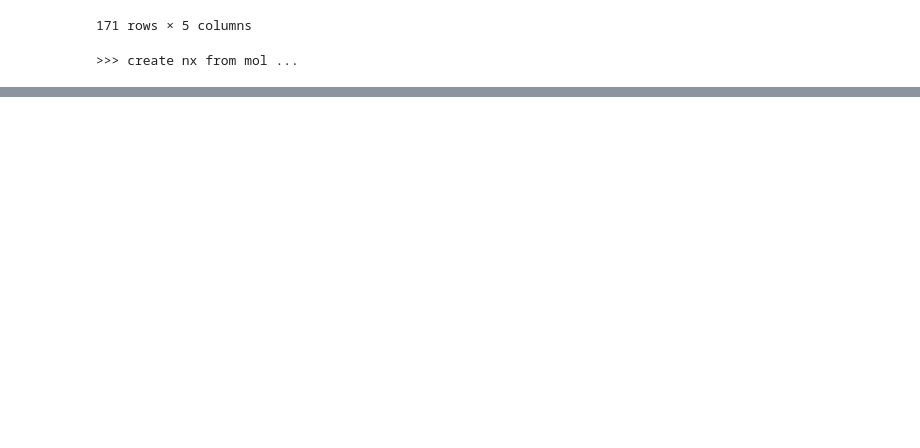
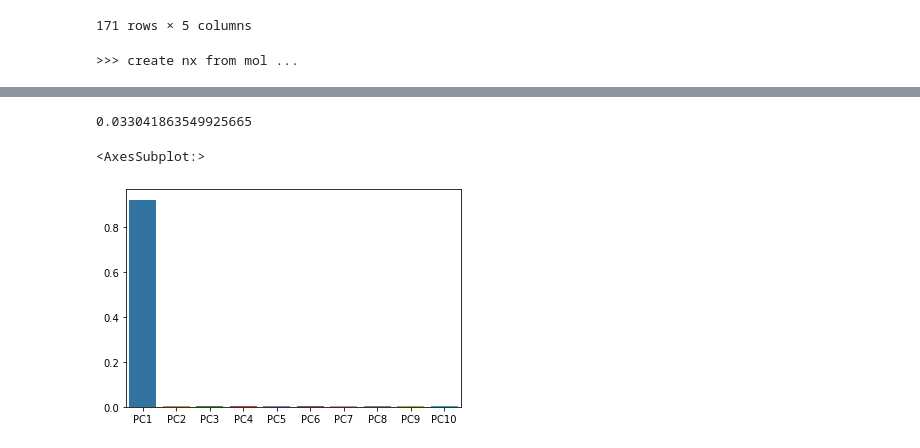
Before and after one commit to chopralab/ASPIRE_QSAR, a Jupyter notebook: graph2vec_analysis.ipynb, the cells around one changed output, grey strips where cells are left out. Cells and saved outputs as stored; diff of their text form; code cells hidden in the pictures; blank space fills up the shorter version.

```diff
--- a/graph2vec_analysis.ipynb
+++ b/graph2vec_analysis.ipynb
@@ -89,5 +59,6 @@ df['graph'] = df['mol'].apply(lambda x: mol_to_nx(x))
 model = Graph2Vec()
 model.fit(df['graph'])
 df_graph2vec = model.get_embedding()
+df_graph2vec = pd.DataFrame(df_graph2vec)
 df_graph2vec
 # %% [output]
@@ -94,0 +87,18 @@ TypeError: __init__() got an unexpected keyword argument 'vector_size'
+# %%
+# scaler = StandardScaler()
+# df_graph2vec_scaled = scaler.fit_transform(df_graph2vec)
+
+df_graph2vec_scaled = df_graph2vec
+
+pca = PCA().fit(df_graph2vec_scaled)
+pc = pca.transform(df_graph2vec_scaled)
+
+var = pca.explained_variance_[:10] / sum(pca.explained_variance_)
+labels = ['PC'+ str(i) for i in range(1,11)]
+
+print(sum(pca.explained_variance_))
+sns.barplot(labels, var)
+# %% [output]
+0.033041863549925665
+<AxesSubplot:>
+[figure, added]
```
Also changed, not shown: parts of 13 cells of this notebook, 3 other files.
